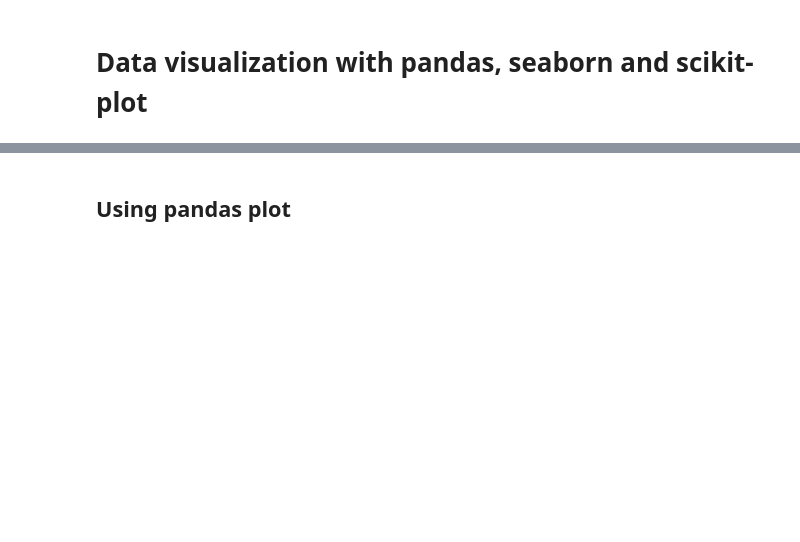
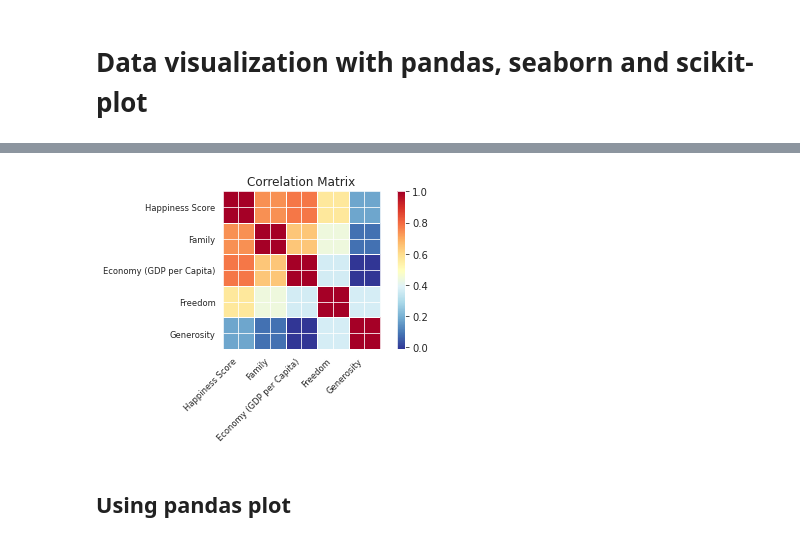
Before and after one commit to gillouche/exploratory-data-analysis, a Jupyter notebook: notebooks/003. data visualization.ipynb, the cells around one changed output, grey strips where cells are left out. Saved outputs shown, nothing was run; the diff lists cells and outputs as text; code cells hidden in the pictures; blank space fills up the shorter version.

```diff
--- a/notebooks/003. data visualization.ipynb
+++ b/notebooks/003. data visualization.ipynb
@@ -20,0 +48,4 @@ sns.set_style("darkgrid")
+# %%
+df = pd.read_csv('data/happy.csv')
+df = df[["Happiness Score", "Family", "Economy (GDP per Capita)", "Freedom", "Generosity"]]
+df.head()
@@ -20,0 +59,3 @@ sns.set_style("darkgrid")
+# %%
+correlation = df.corr()
+correlation
@@ -21,3 +69,7 @@ sns.set_style("darkgrid")
+# %%
+sm.graphics.plot_corr(correlation, xnames=correlation.columns);
+# %% [output]
+[figure, added]
 # %% [markdown]
 ## Using pandas plot
 # %%
```
Also changed, not shown: parts of 10 cells of this notebook, 1 other file.
